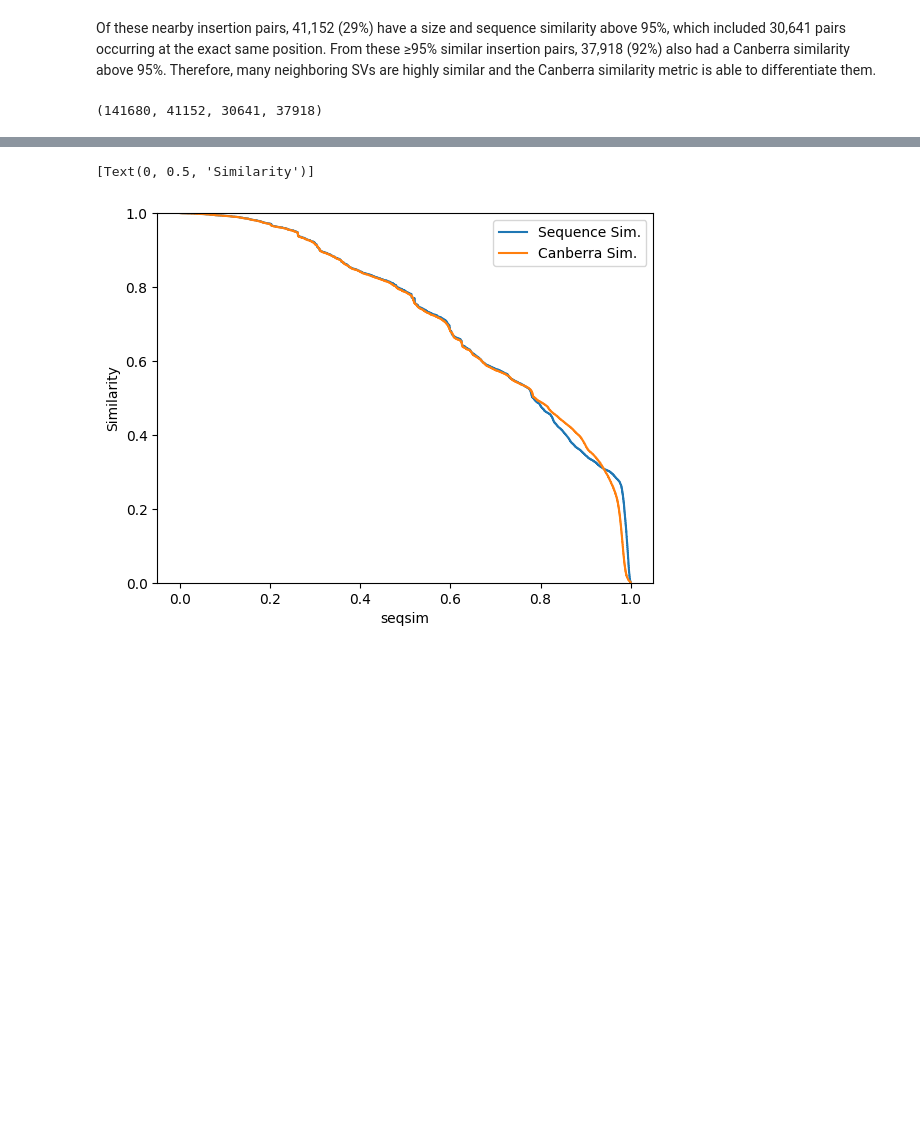
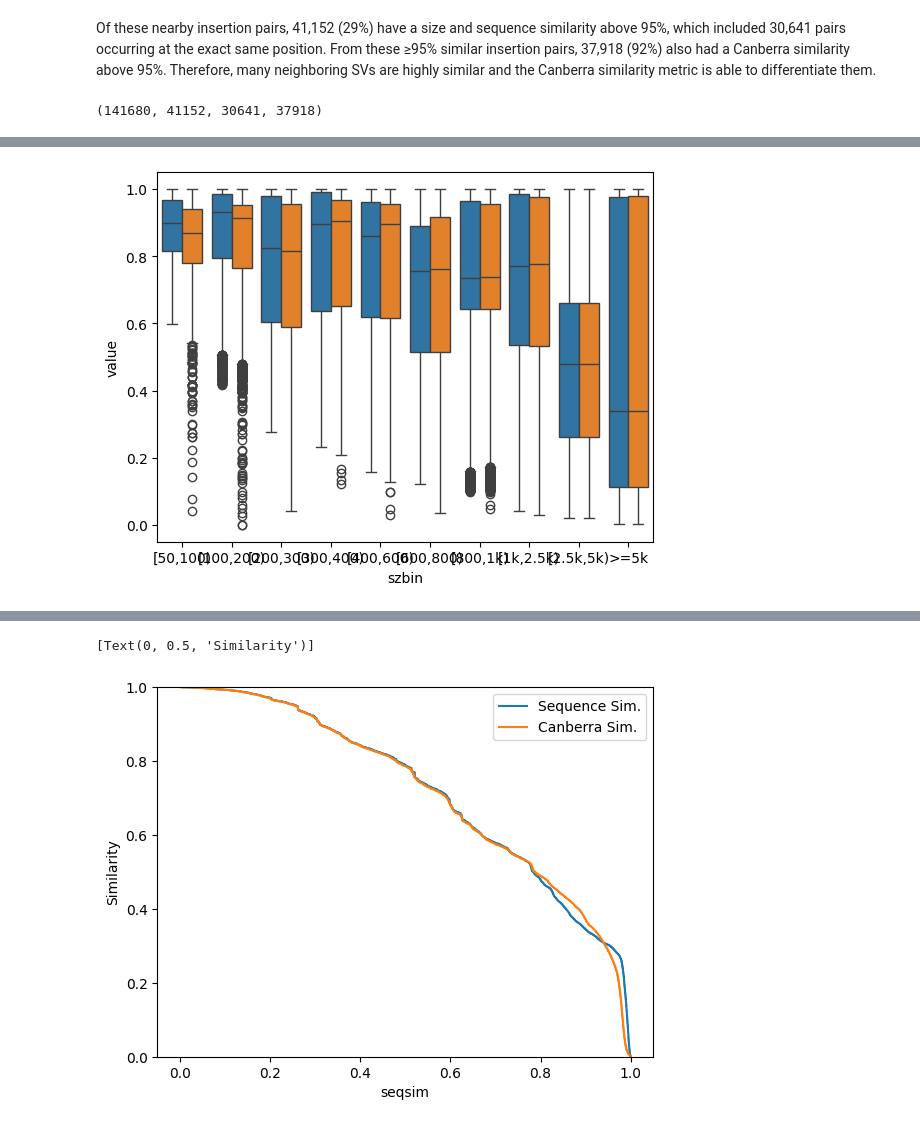
Before and after one commit to fabio-cunial/kanpig_experiments, a Jupyter notebook: manuscript/figure1/SeqSimilarity.ipynb, the cells around one changed output, grey strips where cells are left out. Saved outputs shown, nothing was run; the diff lists cells and outputs as text; code cells hidden in the pictures; blank space fills up the shorter version.

```diff
--- a/manuscript/figure1/SeqSimilarity.ipynb
+++ b/manuscript/figure1/SeqSimilarity.ipynb
@@ -50,0 +86,6 @@ tot_pairs, len(highsim_pairs), highsim_pairs['same_start'].sum(), (highsim_pairs
+# %%
+view2 = data.melt(id_vars=['szbin'], value_vars=['seqsim', 'cansim'])
+_ = sb.boxplot(data=view2, x='szbin', y='value', hue='variable', order=truvari.SZBINS[8:])
+_ = plt.legend().remove()
+# %% [output]
+[figure, added]
```
Also changed, not shown: parts of 27 cells of this notebook, 3 other files.
